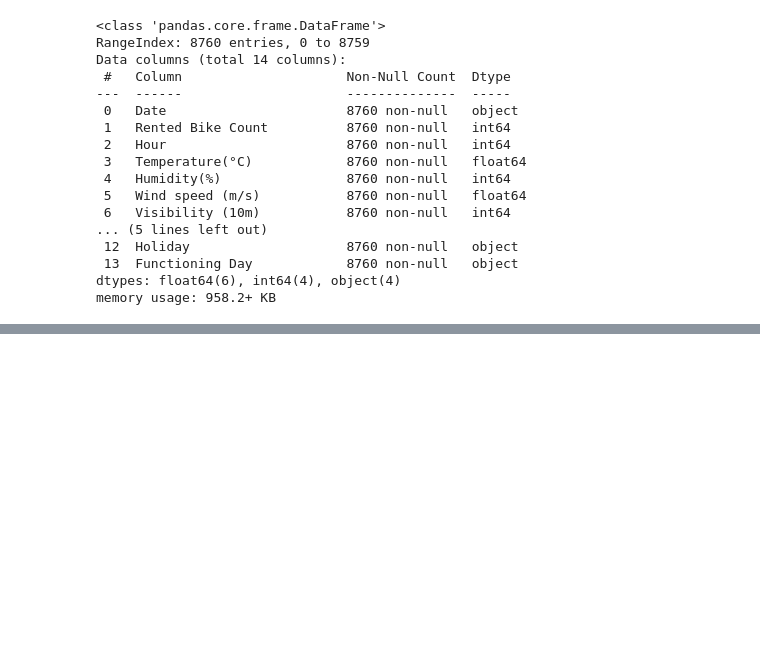
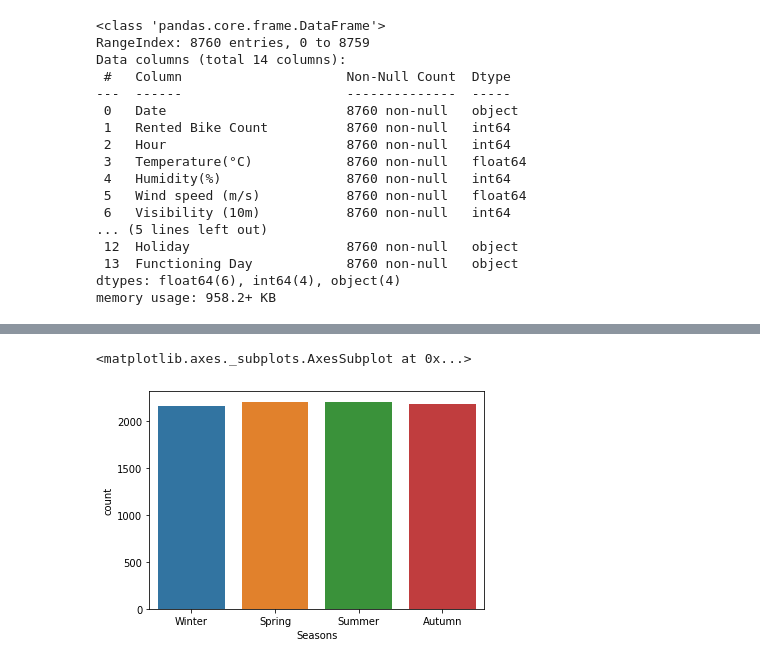
Before and after one commit to raghavendrakulkarni14/AlmaBetterCAP2, a Jupyter notebook: RaghavendraAKulkarni_Capstone_Project2.ipynb, the cells around one changed output, grey strips where cells are left out. Saved outputs shown, nothing was run; the diff lists cells and outputs as text; code cells hidden in the pictures; blank space fills up the shorter version.

```diff
--- a/RaghavendraAKulkarni_Capstone_Project2.ipynb
+++ b/RaghavendraAKulkarni_Capstone_Project2.ipynb
@@ -83,0 +157,5 @@ memory usage: 958.2+ KB
+# %%
+sns.countplot(x='Seasons',data=df)
+# %% [output]
+<matplotlib.axes._subplots.AxesSubplot at 0x...>
+[figure, added]
```
Also changed, not shown: parts of 12 cells of this notebook.
